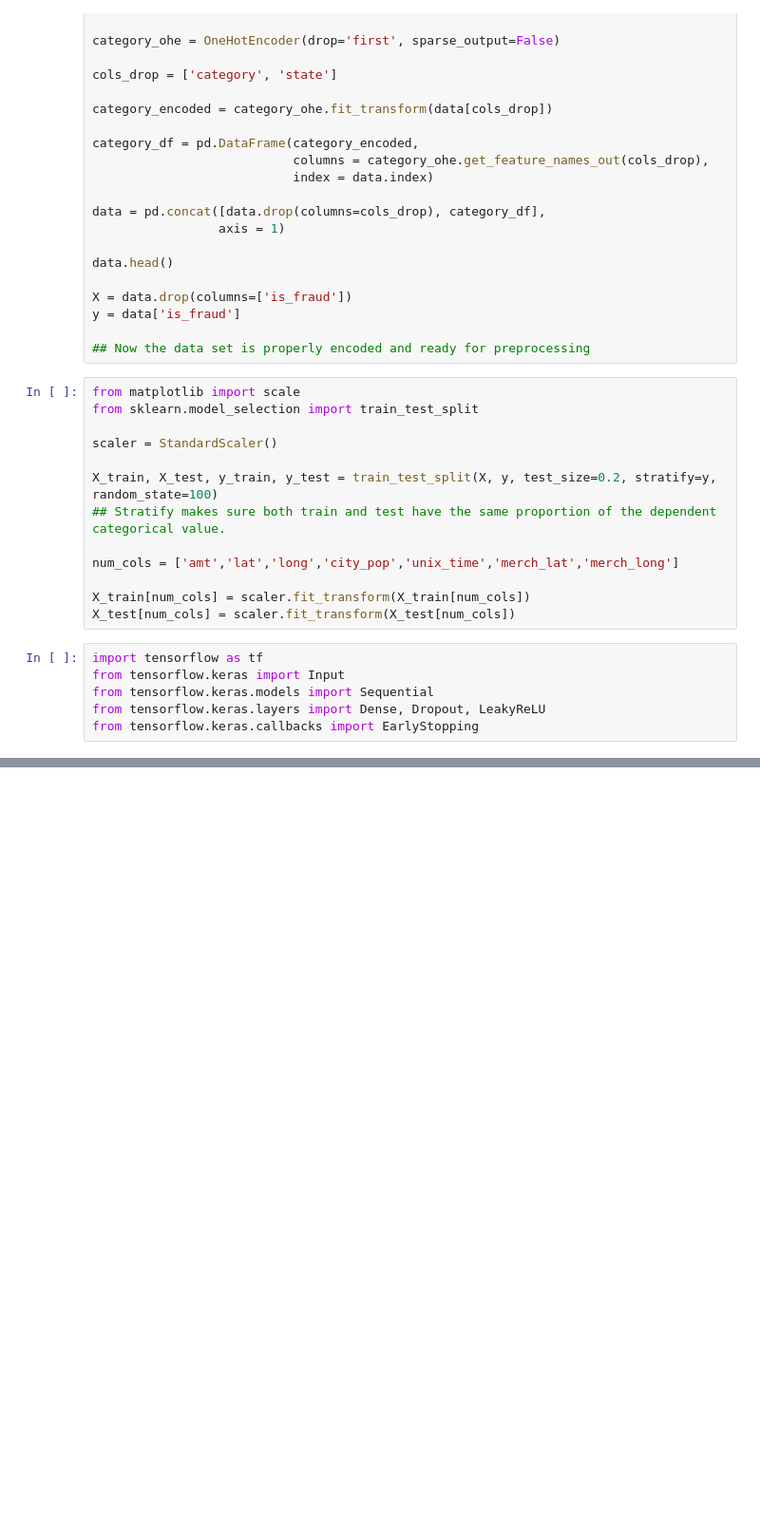
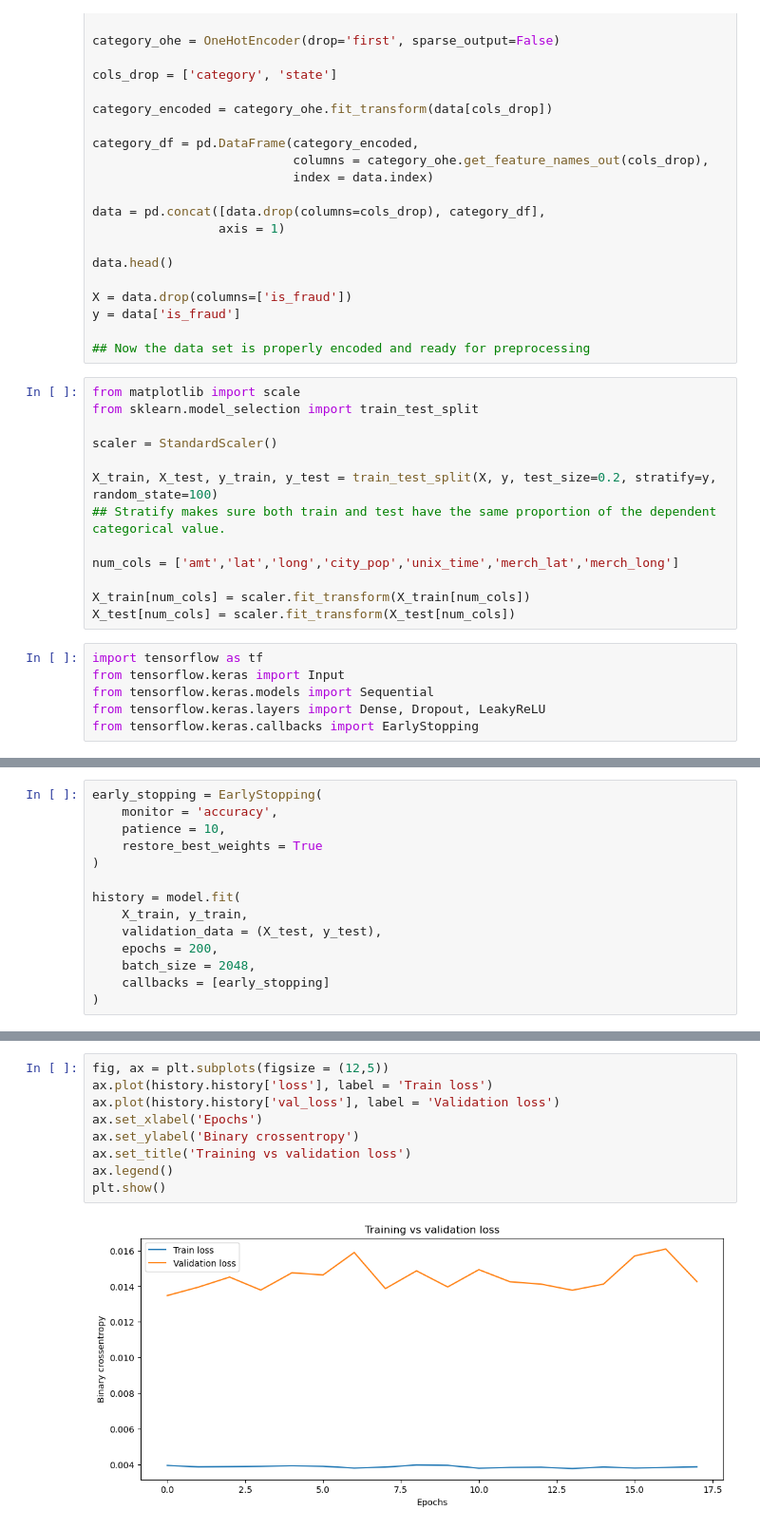
Before and after one commit to FbStatsQuant/ANN, a Jupyter notebook: Fraud_detection.ipynb, the cells around one changed output, grey strips where cells are left out. Shown at 95% size. Cells and saved outputs as stored; diff of their text form; blank space fills up the shorter version.

```diff
--- a/Fraud_detection.ipynb
+++ b/Fraud_detection.ipynb
@@ -70,0 +117,14 @@ from tensorflow.keras.callbacks import EarlyStopping
+# %%
+early_stopping = EarlyStopping(
+    monitor = 'accuracy',
+    patience = 10,
+    restore_best_weights = True
+)
+
+history = model.fit(
+    X_train, y_train,
+    validation_data = (X_test, y_test),
+    epochs = 200,
+    batch_size = 2048,
+    callbacks = [early_stopping]
+)
@@ -70,0 +149,11 @@ from tensorflow.keras.callbacks import EarlyStopping
+# %%
+fig, ax = plt.subplots(figsize = (12,5))
+ax.plot(history.history['loss'], label = 'Train loss')
+ax.plot(history.history['val_loss'], label = 'Validation loss')
+ax.set_xlabel('Epochs')
+ax.set_ylabel('Binary crossentropy')
+ax.set_title('Training vs validation loss')
+ax.legend()
+plt.show()
+# %% [output]
+[figure, added]
```
Also changed, not shown: parts of 4 cells of this notebook.
